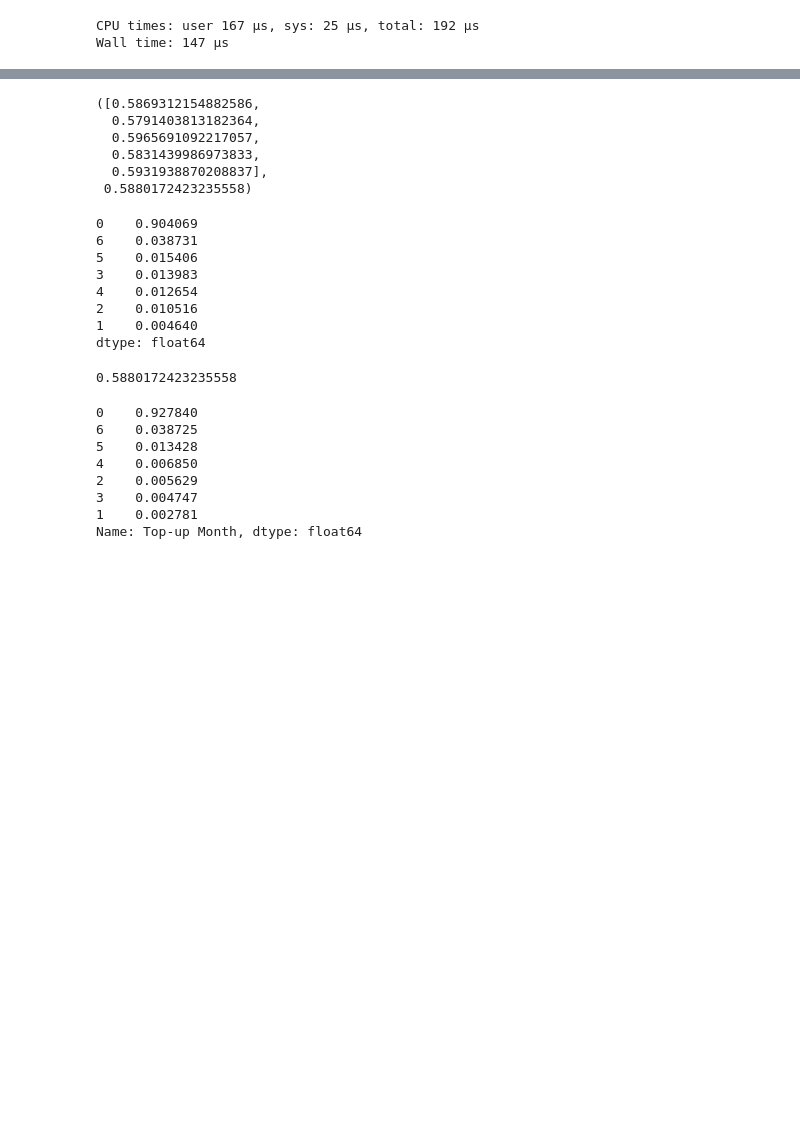
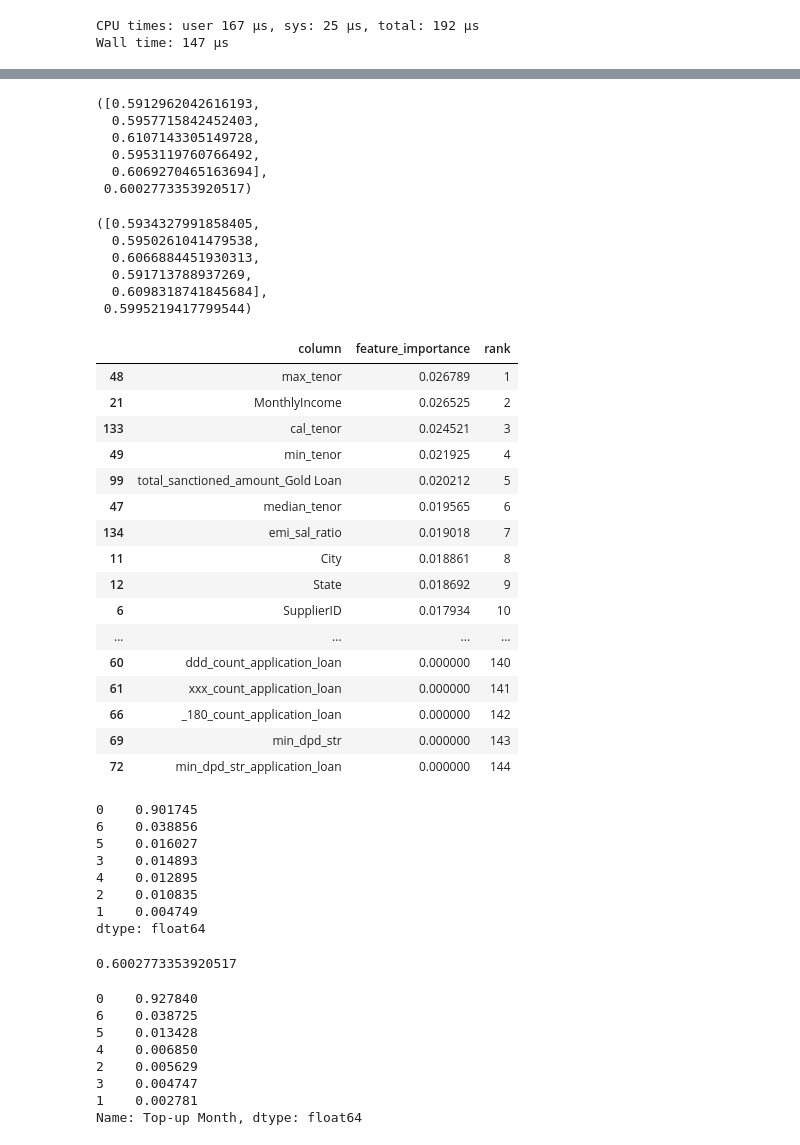
Before and after one commit to sahil711/AV_LTFS3, a Jupyter notebook: model.ipynb, the cells around one changed output, grey strips where cells are left out. Cells and saved outputs as stored; diff of their text form; code cells hidden in the pictures; blank space fills up the shorter version.

```diff
--- a/model.ipynb
+++ b/model.ipynb
@@ -90,10 +90,19 @@ df['pin3'] = df['ZiPCODE'].fillna('000000').astype('str').str[4:6:]
 df['cal_tenor'] = (df['MaturityDAte'] - df['DisbursalDate']).dt.days
 df['emi_sal_ratio'] = df['EMI']/df['MonthlyIncome']
 df['ltv2'] = df['DisbursalAmount']/df['AssetCost']
+# %%
+df['disb_year'] = df['DisbursalDate'].dt.year
+df['disb_mon'] = df['DisbursalDate'].dt.month
+df['disb_day'] = df['DisbursalDate'].dt.day
+df['disb_dow'] = df['DisbursalDate'].dt.dayofweek
+
+df['mat_year'] = df['MaturityDAte'].dt.year
+df['mat_mon'] = df['MaturityDAte'].dt.month
+df['mat_day'] = df['MaturityDAte'].dt.day
+df['mat_dow'] = df['MaturityDAte'].dt.dayofweek
 # %%
-cat_cols = ['Frequency', 'InstlmentMode', 'LoanStatus', 'PaymentMode', 'Area','ManufacturerID','SupplierID','pin1','pin2','pin3',
-       'DisbursalDate', 'MaturityDAte', 'AuthDate', 'SEX', 'City', 'State','BranchID']
+cat_cols = ['Frequency', 'InstlmentMode', 'LoanStatus', 'PaymentMode', 'Area','ManufacturerID','SupplierID','pin1','pin2','pin3', 'SEX', 'City', 'State','BranchID']
 target = 'Top-up Month'
-drop_cols = ['ID','DisbursalDate','MaturityDAte','AuthDate','AssetID']
+drop_cols = ['ID','DisbursalDate','MaturityDAte','AuthDate','AssetID','ZiPCODE']
 num_cols = (df.columns[~df.columns.isin([target]+drop_cols+cat_cols)].tolist())
 use_cols = cat_cols+num_cols
@@ -194,3 +256,8 @@ Training until validation scores don't improve for 100 rounds
+# %%
+
+est = Estimator(model = LGBMClassifier(colsample_bytree=0.7000000000000001, min_child_weight=60.0,
+               n_estimators=5000, num_leaves=64, objective='multiclass',
+               subsample_freq=5),validation_scheme=folds,early_stopping_rounds=100,n_jobs=-1)
 # %%
 temp = est.fit_transform(train[use_cols].values,train[target].values)
 # %% [output]
@@ -217,27 +281,56 @@ Did not meet early stopping. Best iteration is:
 # %%
 est.cv_scores,est.overall_cv_score
 # %% [output]
-([0.5869312154882586,
-  0.5791403813182364,
-  0.5965691092217057,
-  0.5831439986973833,
-  0.5931938870208837],
- 0.5880172423235558)
+([0.5912962042616193,
+  0.5957715842452403,
+  0.6107143305149728,
+  0.5953119760766492,
+  0.6069270465163694],
+ 0.6002773353920517)
+# %%
+est.cv_scores,est.overall_cv_score
+# %% [output]
+([0.5934327991858405,
+  0.5950261041479538,
+  0.6066884451930313,
+  0.591713788937269,
+  0.6098318741845684],
+ 0.5995219417799544)
+# %%
+est.feature_importance_df(use_cols)
+# %% [output]
+|  | column | feature_importance | rank |
+| 48 | max_tenor | 0.026789 | 1 |
+| 21 | MonthlyIncome | 0.026525 | 2 |
+| 133 | cal_tenor | 0.024521 | 3 |
+| 49 | min_tenor | 0.021925 | 4 |
+| 99 | total_sanctioned_amount_Gold Loan | 0.020212 | 5 |
+| 47 | median_tenor | 0.019565 | 6 |
+| 134 | emi_sal_ratio | 0.019018 | 7 |
+| 11 | City | 0.018861 | 8 |
+| 12 | State | 0.018692 | 9 |
+| 6 | SupplierID | 0.017934 | 10 |
+| ... | ... | ... | ... |
+| 60 | ddd_count_application_loan | 0.000000 | 140 |
+| 61 | xxx_count_application_loan | 0.000000 | 141 |
+| 66 | _180_count_application_loan | 0.000000 | 142 |
+| 69 | min_dpd_str | 0.000000 | 143 |
+| 72 | min_dpd_str_application_loan | 0.000000 | 144 |
 # %%
 pd.Series(temp.argmax(axis=1)).value_counts(1)
 # %% [output]
-0    0.904069
-6    0.038731
-5    0.015406
-3    0.013983
-4    0.012654
-2    0.010516
-1    0.004640
+0    0.901745
+6    0.038856
+5    0.016027
+3    0.014893
+4    0.012895
+2    0.010835
+1    0.004749
 dtype: float64
 # %%
 f1_score(train[target],pd.Series(temp.argmax(axis=1)),average='macro')
 # %% [output]
-0.5880172423235558
+0.6002773353920517
 # %%
 test_preds = [est.predict_proba(test[use_cols].values) for est in est.fitted_models]
 # %%
```
Also changed, not shown: parts of 7 cells of this notebook.
